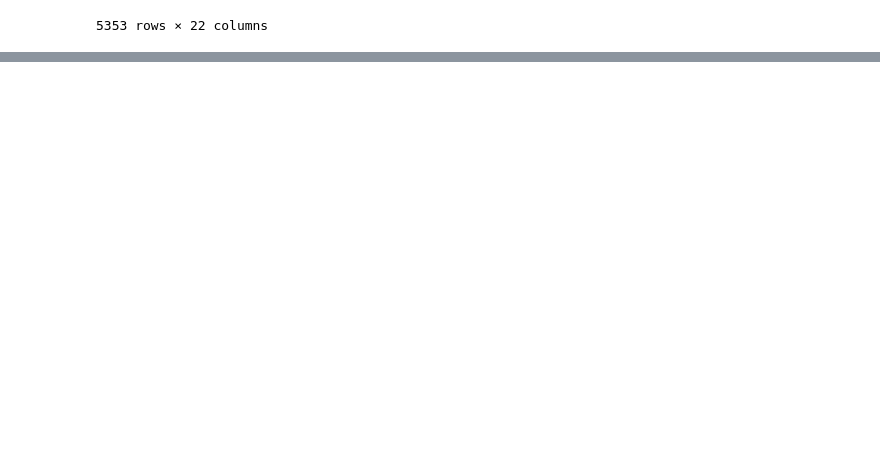
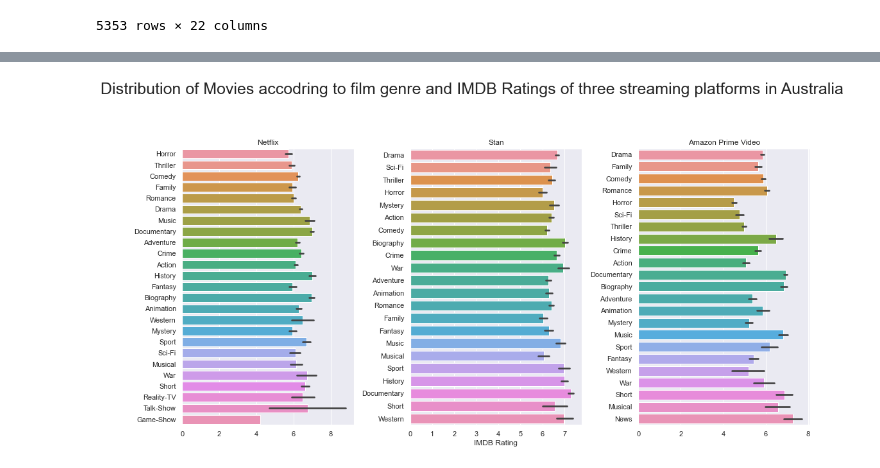
Before and after one commit to BA-BEL/movie-analysis-DABC-P1, a Jupyter notebook: tmdb_ddc .ipynb, the cells around one changed output, grey strips where cells are left out. Saved outputs shown, nothing was run; the diff lists cells and outputs as text; code cells hidden in the pictures; blank space fills up the shorter version.

```diff
--- a/tmdb_ddc .ipynb
+++ b/tmdb_ddc .ipynb
@@ -213,7 +241,0 @@ netflix_genre.head()
-# %%
-#Stan Data Only
-stan = movie_tmdb.query("stan_provider == 'Yes'")
-
-stan_clean = stan.drop(columns= ["netflix_provider", "amazon_provider"], axis=1)
-
-stan_clean
@@ -236,8 +241,0 @@ stan_clean
-# %%
-#Amazon Data only
-
-amazon = movie_tmdb.query("stan_provider == 'Yes'")
-
-amazon_clean = amazon.drop(columns= ["netflix_provider", "stan_provider"], axis=1)
-
-amazon_clean
@@ -259,0 +242,25 @@ amazon_clean
+# %%
+#Separate the genres for easier counts
+netflix_genre = netflix_clean.assign(genres=netflix_clean.genres.str.split(",")).explode('genres')
+stan_genre = stan_clean.assign(genres=stan_clean.genres.str.split(",")).explode('genres')
+amazon_genre = amazon_clean.assign(genres=amazon_clean.genres.str.split(",")).explode('genres')
+# %%
+#Compare genre movies from 3 providers
+
+fig, axes = plt.subplots(1,3, figsize=(15, 7))
+
+sns.barplot(data=netflix_genre, y="genres", x="imdb_rating", ax=axes[0]).set_title("Netflix")
+sns.barplot(data=stan_genre, y="genres", x="imdb_rating", ax=axes[1]).set_title("Stan")
+sns.barplot(data=amazon_genre, y="genres", x="imdb_rating", ax=axes[2]).set_title("Amazon Prime Video")
+
+fig.suptitle("Distribution of Movies accodring to film genre and IMDB Ratings of three streaming platforms in Australia", fontsize=25, y=1.15 )
+
+#Remove xlabel="imdb_rating" and ylabel="genres"
+axes[0].set(xlabel=None, ylabel=None)
+axes[1].set(xlabel="IMDB Rating", ylabel= None)
+axes[2].set(xlabel=None, ylabel=None)
+
+plt.tight_layout()
+plt.show()
+# %% [output]
+[figure, added]
```
Also changed, not shown: parts of 22 cells of this notebook, 1 other file.
